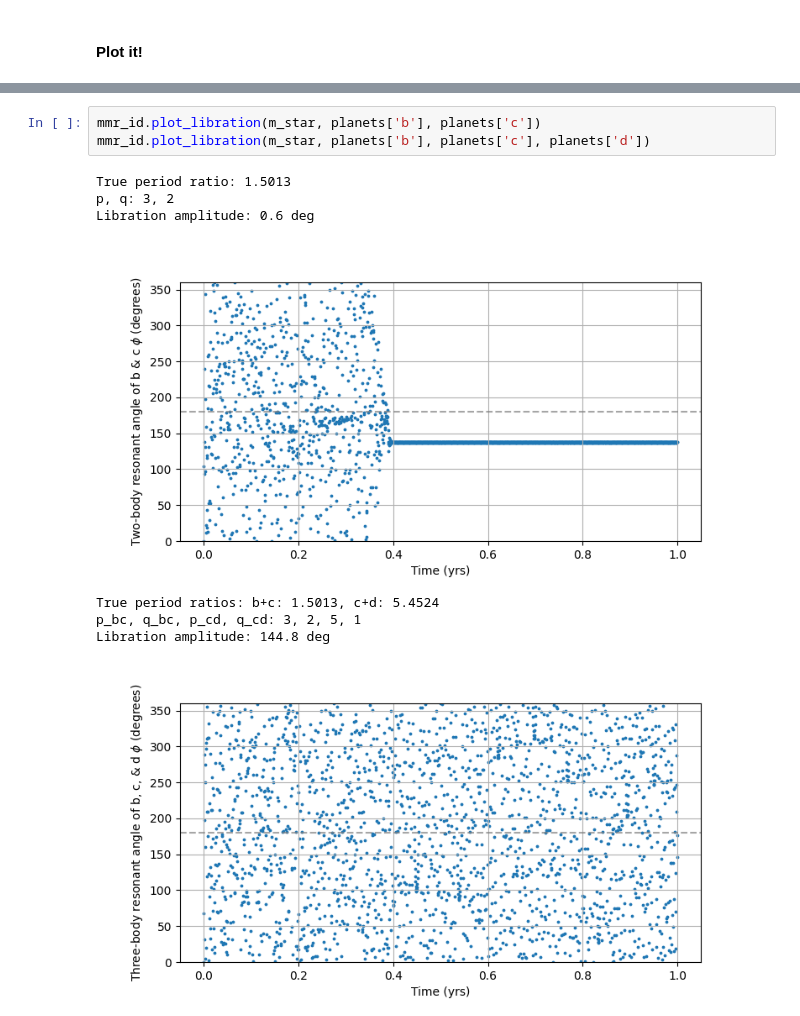
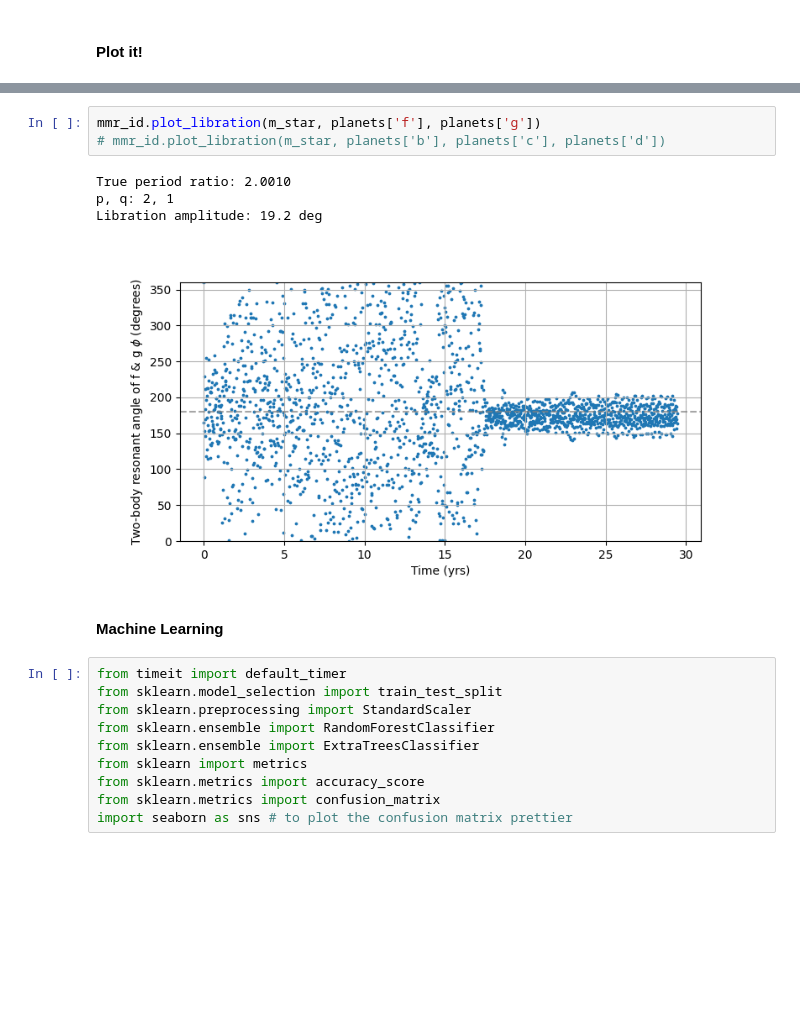
Before and after one commit to dchen10Git/uchi-exoplanets-2025, a Jupyter notebook: trappist1_keller.ipynb, the cells around one changed output, grey strips where cells are left out. Cells and saved outputs as stored; diff of their text form; blank space fills up the shorter version.

```diff
--- a/trappist1_keller.ipynb
+++ b/trappist1_keller.ipynb
@@ -146,12 +189,20 @@ t1.plot_trappist1(saved_sim)
 # %%
-mmr_id.plot_libration(m_star, planets['b'], planets['c'])
-mmr_id.plot_libration(m_star, planets['b'], planets['c'], planets['d'])
+mmr_id.plot_libration(m_star, planets['f'], planets['g'])
+# mmr_id.plot_libration(m_star, planets['b'], planets['c'], planets['d'])
 # %% [output]
-True period ratio: 1.5013
-p, q: 3, 2
-Libration amplitude: 0.6 deg
+True period ratio: 2.0010
+p, q: 2, 1
+Libration amplitude: 19.2 deg
-[figure, old version]
+[figure, new version]
-True period ratios: b+c: 1.5013, c+d: 5.4524
-p_bc, q_bc, p_cd, q_cd: 3, 2, 5, 1
-Libration amplitude: 144.8 deg
-[figure, removed]
+# %% [markdown]
+#### Machine Learning
+# %%
+from timeit import default_timer
+from sklearn.model_selection import train_test_split
+from sklearn.preprocessing import StandardScaler
+from sklearn.ensemble import RandomForestClassifier
+from sklearn.ensemble import ExtraTreesClassifier
+from sklearn import metrics
+from sklearn.metrics import accuracy_score
+from sklearn.metrics import confusion_matrix
+import seaborn as sns # to plot the confusion matrix prettier
```
Also changed, not shown: parts of 11 cells of this notebook, 4 other files.
